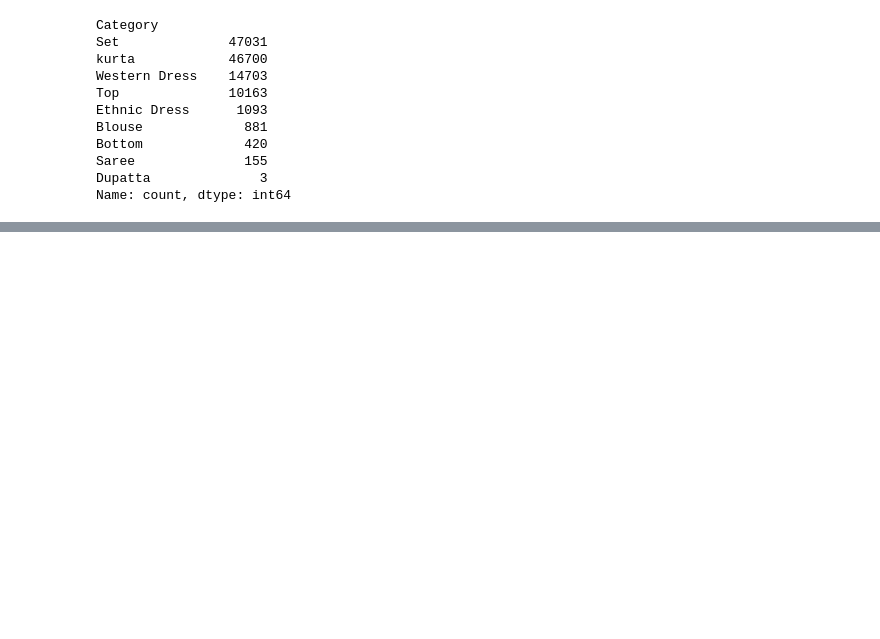
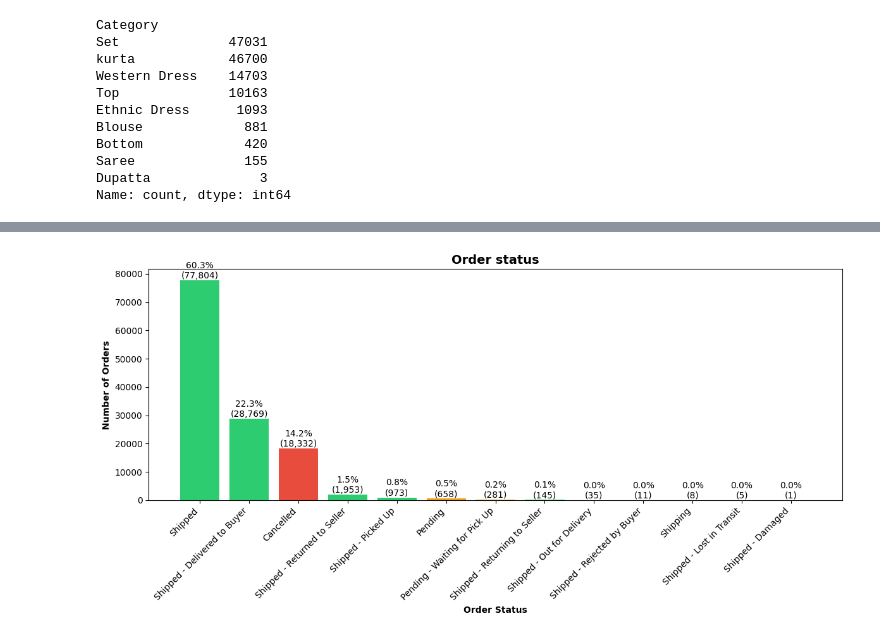
Before and after one commit to codebynishan/amazon-sales-analysis, a Jupyter notebook: EDA.ipynb, the cells around one changed output, grey strips where cells are left out. Saved outputs shown, nothing was run; the diff lists cells and outputs as text; code cells hidden in the pictures; blank space fills up the shorter version.

```diff
--- a/EDA.ipynb
+++ b/EDA.ipynb
@@ -278,0 +367,29 @@ Name: count, dtype: int64
+# %%
+plt.figure(figsize=(12, 6))
+
+bars = plt.bar(status_counts.index,
+               status_counts.values,
+               color=['#2ecc71' if 'Shipped' in x
+                      else '#e74c3c' if 'Cancelled' in x
+                      else '#f39c12' for x in status_counts.index])
+
+
+for i in range(len(bars)):
+    plt.text(
+        i,
+        status_counts.values[i],
+        f"{status_percent.values[i]:.1f}%\n({status_counts.values[i]:,})",
+        ha='center',
+        va='bottom'
+    )
+
+plt.title('Order status',
+          fontsize=14, fontweight='bold')
+plt.xlabel('Order Status', fontweight='bold')
+plt.ylabel('Number of Orders',fontweight='bold')
+plt.xticks(rotation=45, ha='right')
+plt.tight_layout()
+
+plt.show()
+# %% [output]
+[figure, added]
```
Also changed, not shown: parts of 13 cells of this notebook.
